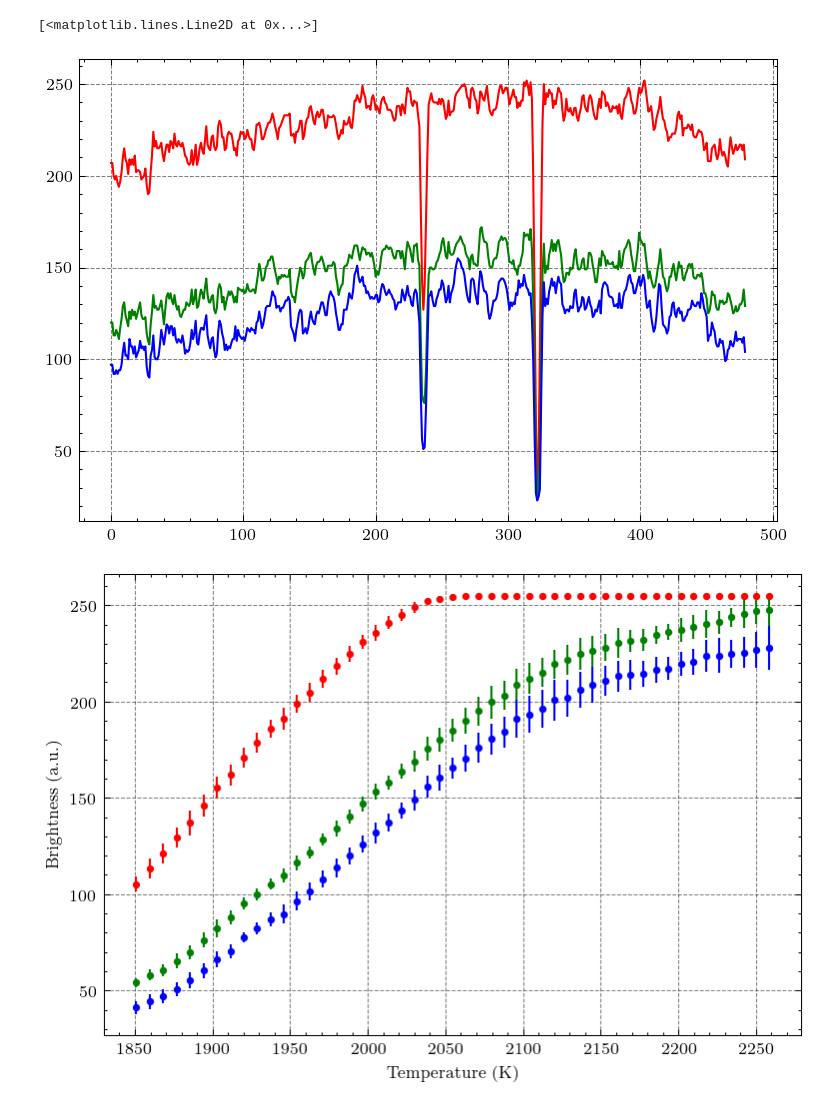
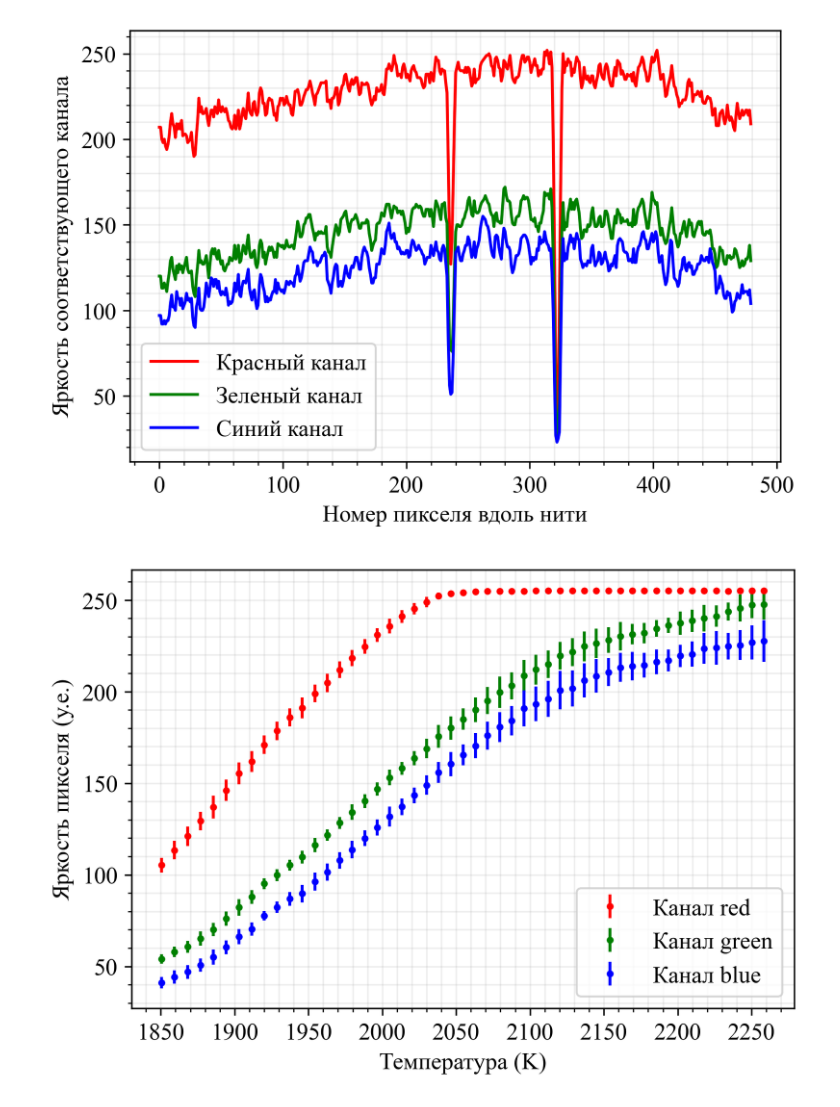
Before and after one commit to gleblug/vacuum-experiments, a Jupyter notebook: 11+7/row_plots.ipynb, the cells around one changed output. Saved outputs shown, nothing was run; the diff lists cells and outputs as text; code cells hidden in the pictures.

```diff
--- a/11+7/row_plots.ipynb
+++ b/11+7/row_plots.ipynb
@@ -6,11 +6,18 @@ import scienceplots
 import cv2
 import os
 
-plt.style.use(['science', 'grid'])
-plt.rcParams['figure.dpi'] = 150
+plt.rcParams['figure.dpi'] = 300
 plt.rcParams['figure.figsize'] = [6, 4]
-plt.rcParams['font.size'] = 8
+plt.rcParams['font.size'] = 12
 plt.rcParams['lines.markersize'] = 2.5
+plt.rcParams['xtick.minor.visible'] = True
+plt.rcParams['ytick.minor.visible'] = True
+plt.rcParams['axes.grid'] = True
+plt.rcParams['grid.color'] = "#aaaaaa"
+plt.rcParams['grid.alpha'] = 0.2
+plt.rcParams['axes.grid.which'] = 'both'
+plt.rcParams["font.family"] = "serif"
+plt.rcParams["font.serif"] = ["Times New Roman"]
 
 T = lambda I: 108.0958765*I*I*I-511.9765339*I*I+1617.95649045*I+537.60415503
 # %%
@@ -59,12 +66,16 @@ def images_path():
     return res
 # %%
 bri = row_method('1300_original.png', shift=0)
-plt.plot(bri[0], 'r')
-plt.plot(bri[1], 'g')
-plt.plot(bri[2], 'b')
+plt.plot(bri[0], 'r', label='Красный канал')
+plt.plot(bri[1], 'g', label='Зеленый канал')
+plt.plot(bri[2], 'b', label='Синий канал')
+
+plt.legend()
+plt.ylabel('Яркость соответствующего канала')
+plt.xlabel('Номер пикселя вдоль нити')
+plt.show()
 # %% [output]
-[<matplotlib.lines.Line2D at 0x...>]
-[figure, old version]
+[figure, new version]
 # %%
 paths = images_path()
 current = np.array([float(name.split('_')[0]) / 1e3 for name in paths])
@@ -94,11 +105,12 @@ for path in paths:
     res['blue']['std'].append(b[1])
 
 for color in ['red', 'green', 'blue']:
-    plt.errorbar(T(current), res[color]['mean'], yerr=res[color]['std'], fmt='o', color=color)
+    plt.errorbar(T(current), res[color]['mean'], yerr=res[color]['std'], fmt='o', color=color, label=f'Канал {color}')
 
-plt.xlabel('Temperature (K)')
-plt.ylabel('Brightness (a.u.)')
+plt.xlabel('Температура (K)')
+plt.ylabel('Яркость пикселя (у.е.)')
+plt.legend()
 
 plt.show()
 # %% [output]
-[figure, old version]
+[figure, new version]
```
Also changed, not shown: 15 other files.
